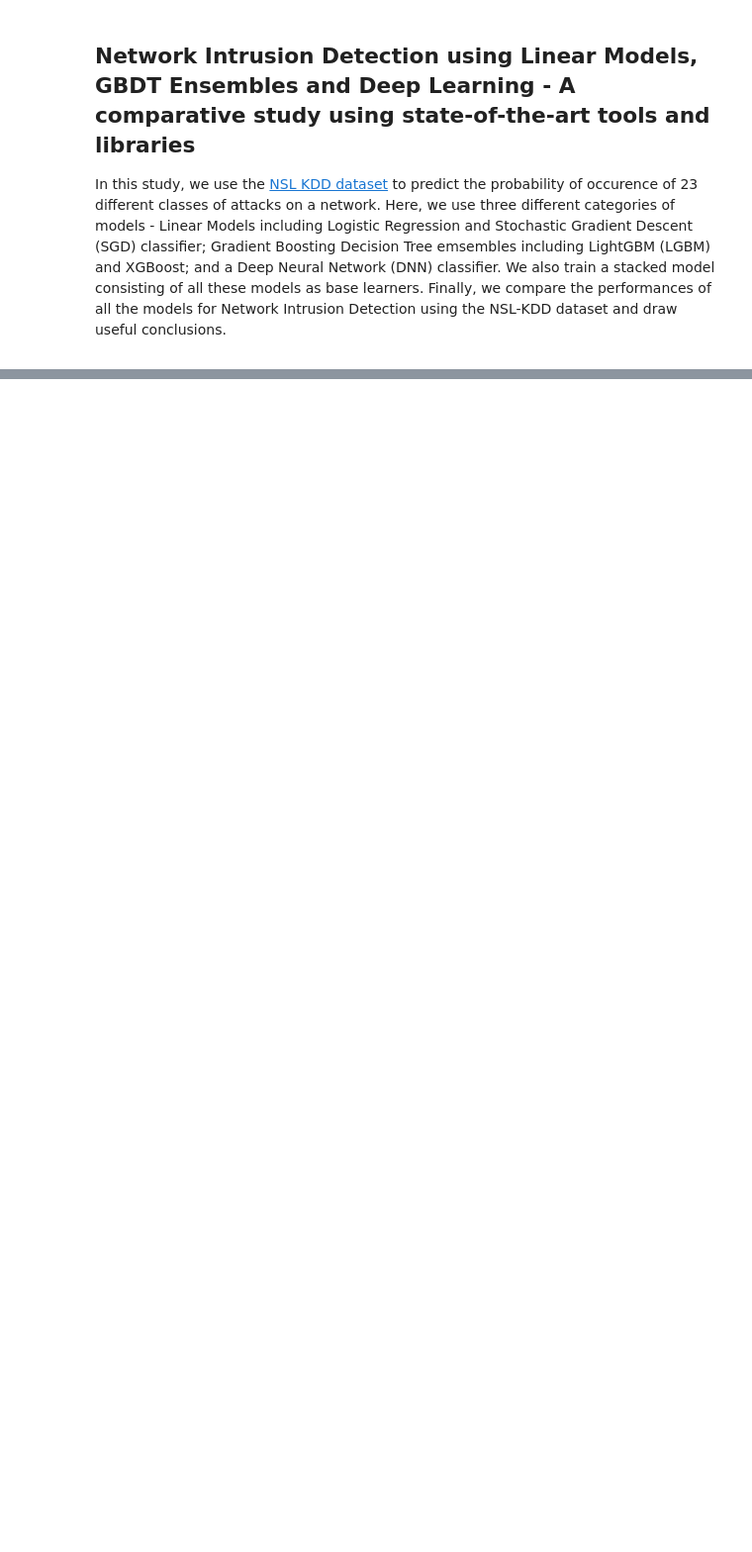
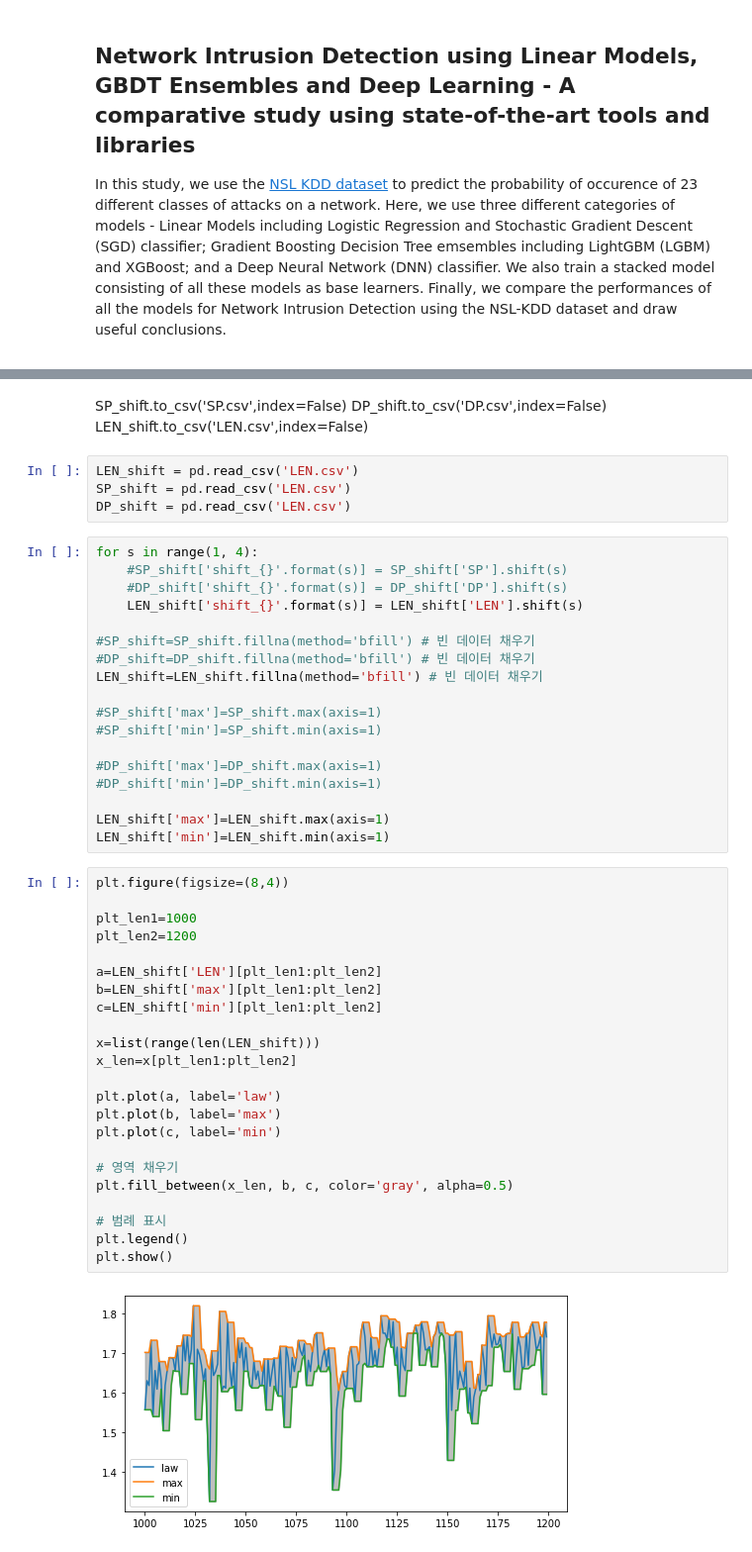
Before and after one commit to zithub00/Entropy_Base_IDS, a Jupyter notebook: entropy.ipynb, the cells around one changed output, grey strips where cells are left out. Shown at 99% size. Saved outputs shown, nothing was run; the diff lists cells and outputs as text; blank space fills up the shorter version.

```diff
--- a/entropy.ipynb
+++ b/entropy.ipynb
@@ -233,0 +143,51 @@ def entropy_average(a,b,c)
+# %% [markdown]
+SP_shift.to_csv('SP.csv',index=False)
+DP_shift.to_csv('DP.csv',index=False)
+LEN_shift.to_csv('LEN.csv',index=False)
+# %%
+LEN_shift = pd.read_csv('LEN.csv')
+SP_shift = pd.read_csv('LEN.csv')
+DP_shift = pd.read_csv('LEN.csv')
+# %%
+for s in range(1, 4):
+    #SP_shift['shift_{}'.format(s)] = SP_shift['SP'].shift(s)
+    #DP_shift['shift_{}'.format(s)] = DP_shift['DP'].shift(s)
+    LEN_shift['shift_{}'.format(s)] = LEN_shift['LEN'].shift(s)
+
+#SP_shift=SP_shift.fillna(method='bfill') # 빈 데이터 채우기
+#DP_shift=DP_shift.fillna(method='bfill') # 빈 데이터 채우기
+LEN_shift=LEN_shift.fillna(method='bfill') # 빈 데이터 채우기
+
+#SP_shift['max']=SP_shift.max(axis=1)
+#SP_shift['min']=SP_shift.min(axis=1)
+
+#DP_shift['max']=DP_shift.max(axis=1)
+#DP_shift['min']=DP_shift.min(axis=1)
+
+LEN_shift['max']=LEN_shift.max(axis=1)
+LEN_shift['min']=LEN_shift.min(axis=1)
+# %%
+plt.figure(figsize=(8,4))
+
+plt_len1=1000
+plt_len2=1200
+
+a=LEN_shift['LEN'][plt_len1:plt_len2]
+b=LEN_shift['max'][plt_len1:plt_len2]
+c=LEN_shift['min'][plt_len1:plt_len2]
+
+x=list(range(len(LEN_shift)))
+x_len=x[plt_len1:plt_len2]
+
+plt.plot(a, label='law')
+plt.plot(b, label='max')
+plt.plot(c, label='min')
+
+# 영역 채우기
+plt.fill_between(x_len, b, c, color='gray', alpha=0.5)
+
+# 범례 표시
+plt.legend()
+plt.show()
+# %% [output]
+[figure, added]
```
Also changed, not shown: parts of 27 cells of this notebook.
